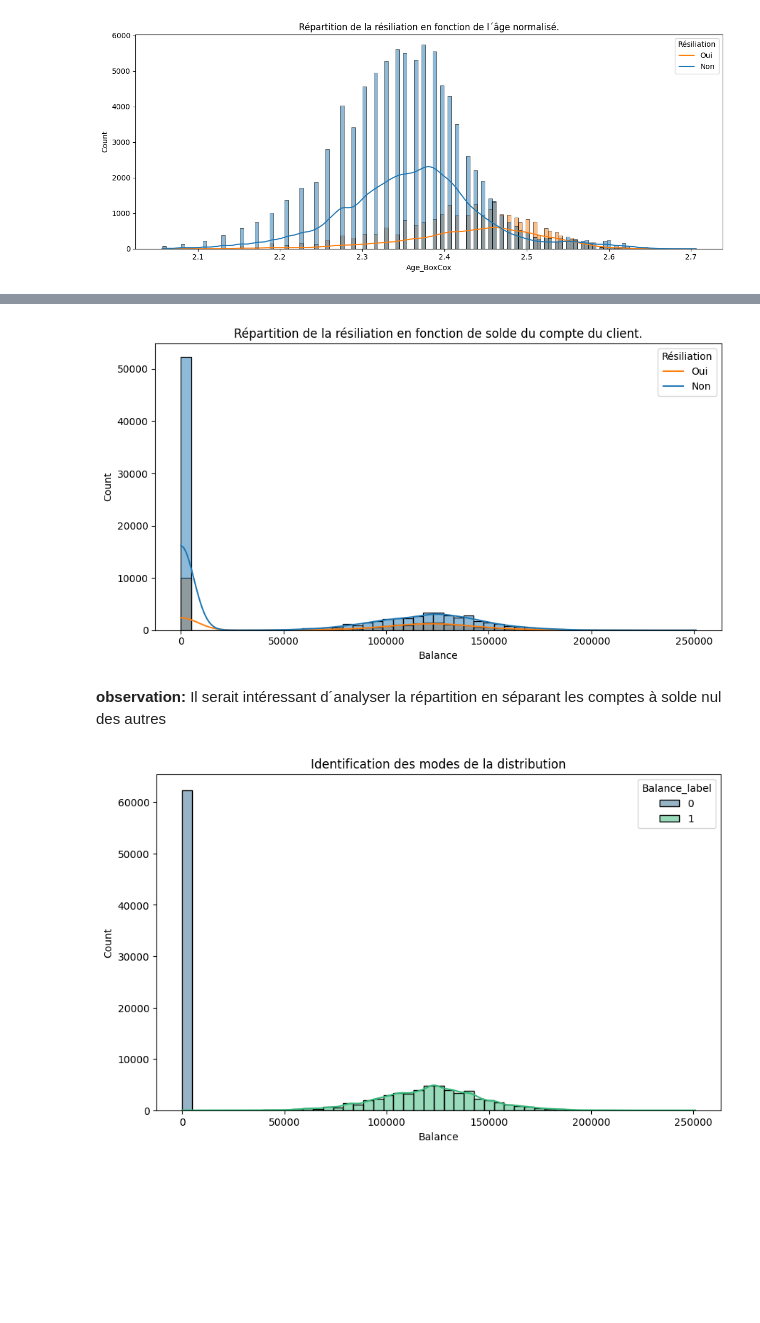
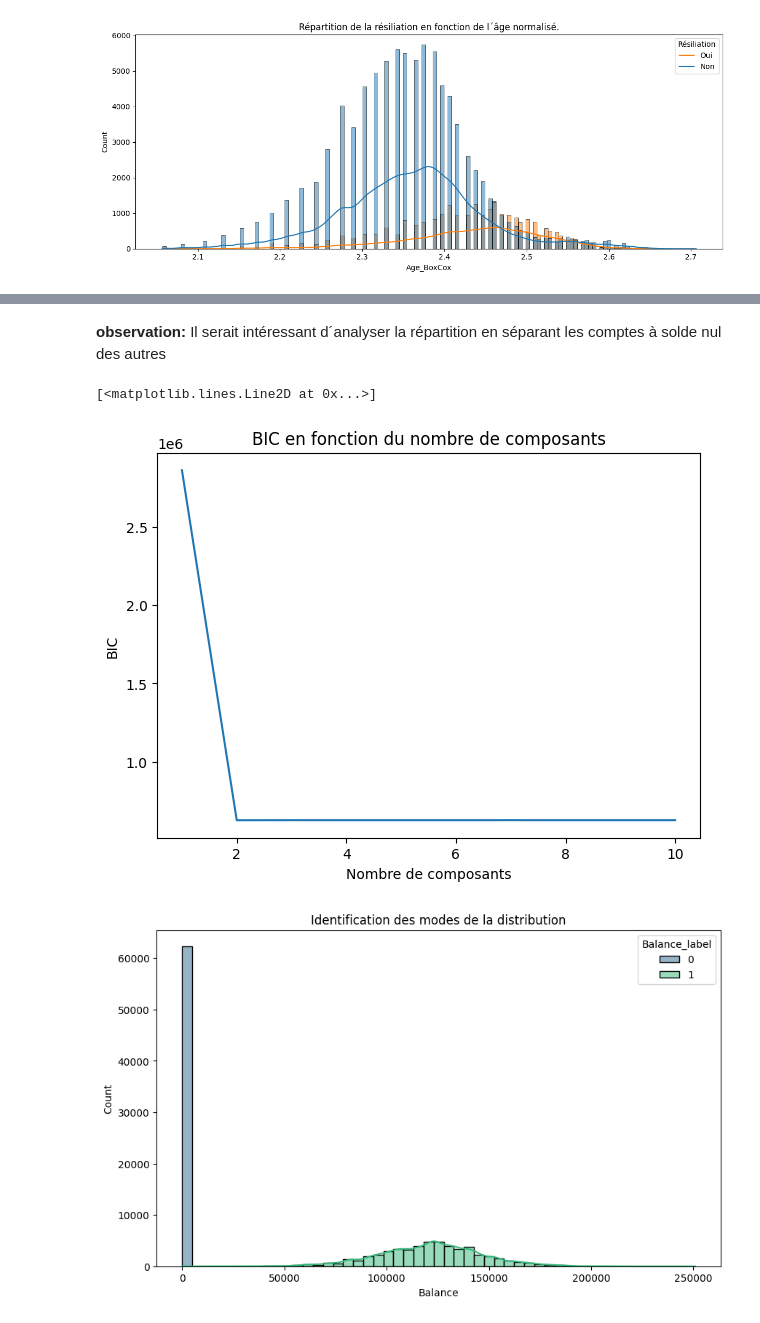
Before and after one commit to lbihin/mlpro-classification-bank-churn-2025, a Jupyter notebook: eda/eda.ipynb, the cells around one changed output, grey strips where cells are left out. Cells and saved outputs as stored; diff of their text form; code cells hidden in the pictures; blank space fills up the shorter version.

```diff
--- a/eda/eda.ipynb
+++ b/eda/eda.ipynb
@@ -714,12 +744,3 @@ for col in CONTINUOUS_COLUMNS:
-# %%
-plt.figure(figsize=(9,5))
-plt.title(f'Répartition de la résiliation en fonction de solde du compte du client.')
-sns.histplot(data=train_df, x='Balance', hue='Exited', kde=True)
-plt.legend(title='Résiliation', labels=['Oui', 'Non'])
-plt.tight_layout()
-plt.show()
-# %% [output]
-[figure, removed]
 # %% [markdown]
 **observation:** Il serait intéressant d´analyser la répartition en séparant les comptes à solde nul des autres
 # %%
@@ -754,2 +779,28 @@ class GMMFeatures(BaseEstimator, TransformerMixin):
         return X_copy
+# %%
+import numpy as np
+
+var = "Balance"
+bic = np.zeros(10)
+n = np.arange(1, 11)
+models = []
+# loop through each number of Gaussians and compute the BIC, and save the model
+for i, j in enumerate(n):
+    # create mixture model with j components
+    gmm = GaussianMixture(n_components=j, random_state=RANDOM_STATE)
+    # fit it to the data
+    gmm.fit(train_df[[var]])
+    # compute the BIC for this model
+    bic[i] = gmm.bic(train_df[[var]])
+    # add the best-fit model with j components to the list of models
+    models.append(gmm)
+
+plt.figure(figsize=(7, 5))
+plt.title("BIC en fonction du nombre de composants")
+plt.xlabel("Nombre de composants")
+plt.ylabel("BIC")
+plt.plot(n, bic)
+# %% [output]
+[<matplotlib.lines.Line2D at 0x...>]
+[figure, added]
 # %%
```
Also changed, not shown: parts of 55 cells of this notebook, 1 other file.
